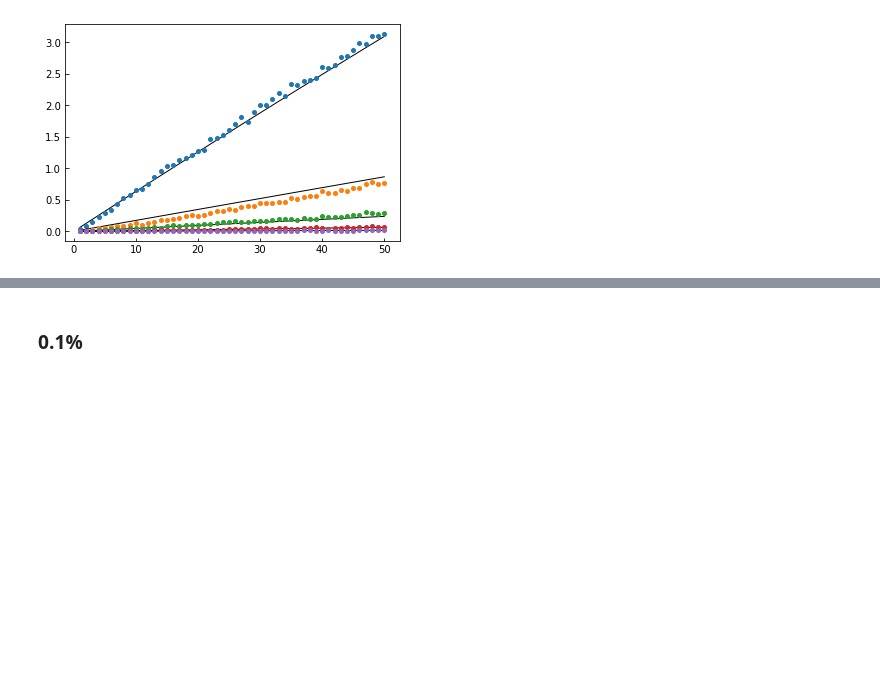
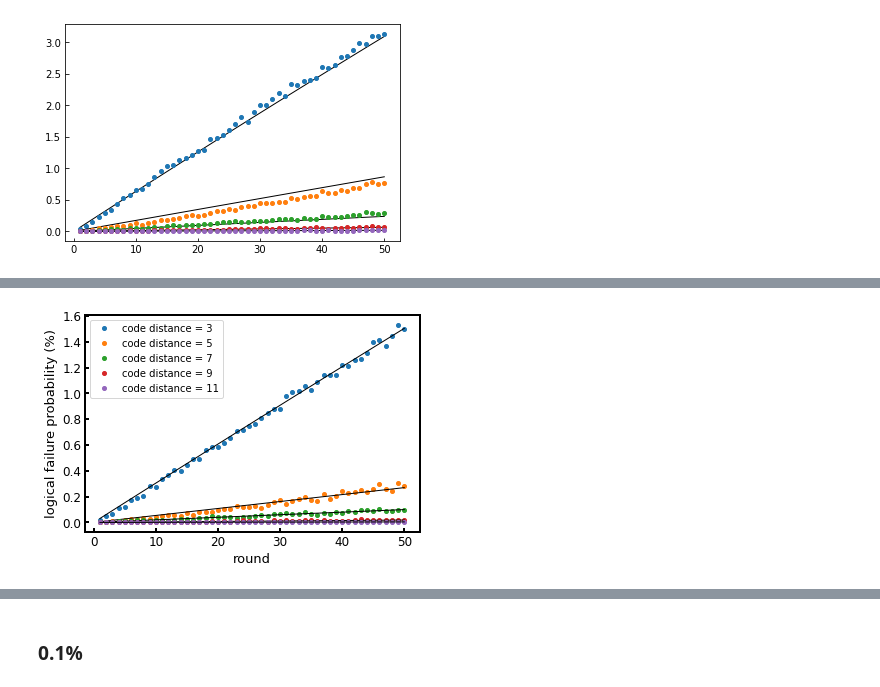
Before and after one commit to kono0924/Fujii-lab, a Jupyter notebook: repetition/csv_view_all.ipynb, the cells around one changed output, grey strips where cells are left out. Cells and saved outputs as stored; diff of their text form; code cells hidden in the pictures; blank space fills up the shorter version.

```diff
--- a/repetition/csv_view_all.ipynb
+++ b/repetition/csv_view_all.ipynb
@@ -476,0 +583,88 @@ for i in range(len(code_distance_list)):
+# %%
+################ 要変更 #################
+# ファイル名
+file = "p=0.2% ,eta=1000, d=11, round=(1,50,1) , # of trials=100000" + ".csv"
+########################################
+
+# FUjii-labのパス
+path = "/Users/konohideki/Documents/Fujii-lab/repetition"
+
+# csvファイルの読み込み
+os.chdir(path)
+data = pd.read_csv(file, index_col=0)
+
+##### グラフ作成 #####
+
+plt.rcParams["xtick.direction"] = "in"
+plt.rcParams["ytick.direction"] = "in"
+fig, ax = plt.subplots()
+round_list = np.arange(1,51,1)
+code_distance_list = data.columns
+
+ss = 0
+epsilon_list = []
+for code_distance in code_distance_list:
+    ax.plot(round_list, data[code_distance][1::2]*100,marker='o',markersize=4,linewidth=0,label="code distance = "+str(code_distance))
+    # フィッティング
+    initial_p = 0.0001
+    round = 50
+    trials = 5000
+    alpha = 0.00002
+    fin_p = fit(data[code_distance][1::2],initial_p,round_list,trials,alpha)
+    ax.plot(round_list,logical_error_list(fin_p,round_list)*100,marker='', color="k",linewidth=1)
+    ss += 1
+    epsilon_list.append(fin_p)
+
+ax.set_xticks(np.arange(0,51,10))
+ax.set_xlabel("round", fontsize=13)
+ax.set_ylabel("logical failure probability (%)", fontsize=13)
+#ax.set_xlim(9,11)
+#ax.set_ylim(12,17)
+ax.spines["top"].set_linewidth(2)
+ax.spines["left"].set_linewidth(2)
+ax.spines["bottom"].set_linewidth(2)
+ax.spines["right"].set_linewidth(2)
+ax.tick_params(direction="in", width=2, length=4, labelsize=12)
+#ax.set_title("X,p=(0.0001,0.0009,0.0001),d=(3,9,2),d(rep)=5,eta=1000,trials=10000", fontsize=14)
+plt.legend()
+plt.show()
+
+### フィッティング
+model = LinearRegression()
+model.fit(np.reshape(code_distance_list,[5,1]), np.log10(epsilon_list))
+source = [[code_distance_list[0]], [code_distance_list[-1]]]
+source_ = [code_distance_list[0], code_distance_list[-1]]
+predicted = model.predict(source)
+predicted_re = [10**predicted[0], 10**predicted[1]]
+print(source, predicted)
+
+fig, ax = plt.subplots()
+#ax.set_yscale('log')
+ax.plot(code_distance_list,np.log10(epsilon_list),marker='v',label="epsilon",markersize=8,linewidth=0)
+ax.plot(source_, predicted,linestyle="dashed",label="fitting",color="k")
+#ax.set_title("p=" + str(p*100) + "%, eta=" + str(eta) + ", repeat=" + str(20) + ", trials=" + str(100000), fontsize=14)
+ax.set_xticks(code_distance_list)
+ax.set_xlabel("code distance", fontsize=13)
+ax.set_ylabel(r"$\log\epsilon$", fontsize=13)
+ax.spines["top"].set_linewidth(2)
+ax.spines["left"].set_linewidth(2)
+ax.spines["bottom"].set_linewidth(2)
+ax.spines["right"].set_linewidth(2)
+ax.tick_params(direction="in", width=2, length=4, labelsize=12)
+plt.legend()
+plt.show()
+
+
+logC = model.intercept_ - model.coef_
+slope = model.coef_
+Cc = 10**logC
+P_th = 0.003*(10**(-2*slope))
+print("katamuki=",model.coef_)
+print("seppen=",model.intercept_)
+print("C=",10**logC)
+print("gamma=",10**(-2*slope))
+print("P_th=",0.003*(10**(-2*slope)))
+
+print(epsilon_list)
+# %% [output]
+[figure, added]
```
Also changed, not shown: parts of 7 cells of this notebook, 4 other files.
